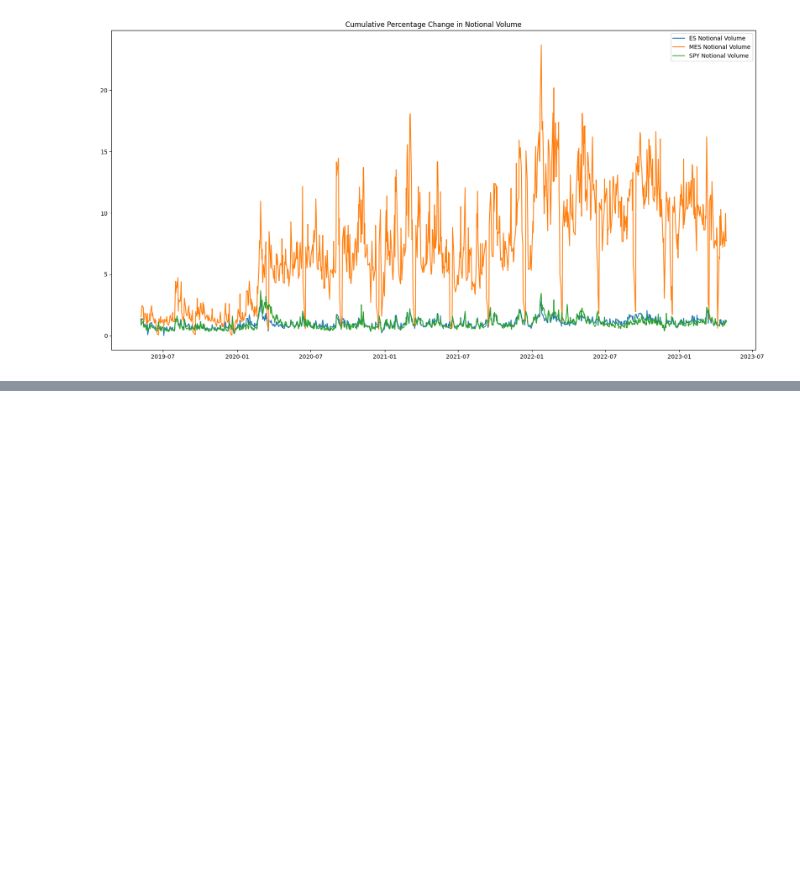
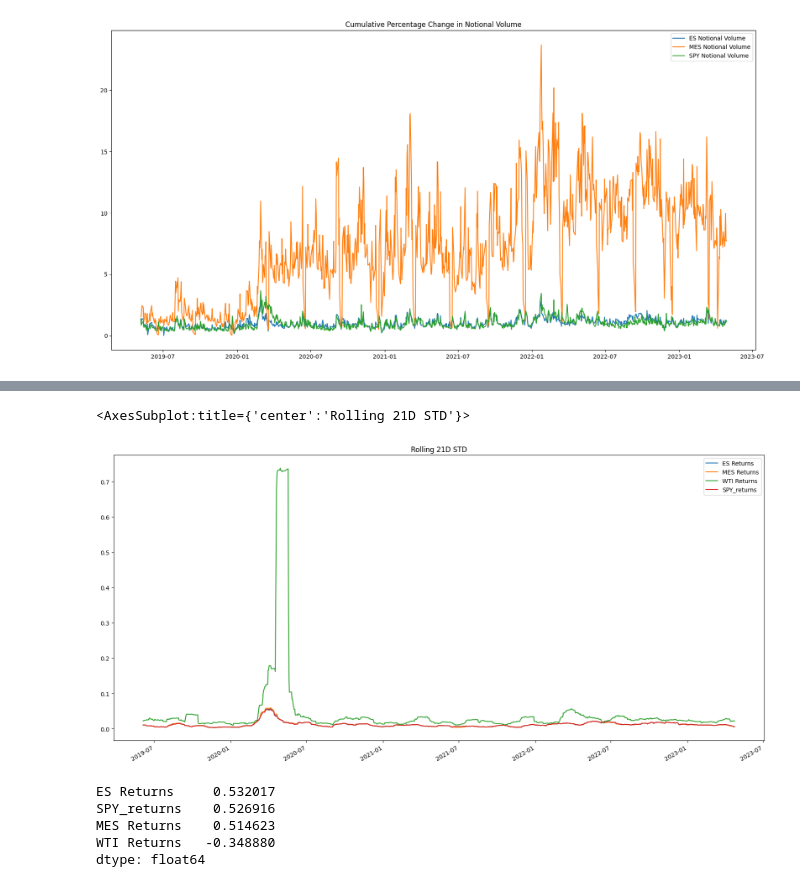
Before and after one commit to tingjun-yang/SP-Arbitrage, a Jupyter notebook: Updated_Combined.ipynb, the cells around one changed output, grey strips where cells are left out. Saved outputs shown, nothing was run; the diff lists cells and outputs as text; code cells hidden in the pictures; blank space fills up the shorter version.

```diff
--- a/Updated_Combined.ipynb
+++ b/Updated_Combined.ipynb
@@ -344,0 +355,14 @@ pct_chg_notional_traded_cumul.plot(figsize = (20,10), title = "Cumulative Percen
+# %%
+joined_returns.rolling(window=21).std().plot(figsize=(20,10), title = "Rolling 21D STD")
+# %% [output]
+<AxesSubplot:title={'center':'Rolling 21D STD'}>
+[figure, added]
+# %%
+sharpe_ratios = (joined_returns.mean() * 252) / (joined_returns.std() * np.sqrt(252))
+sharpe_ratios.sort_values(ascending=False)
+# %% [output]
+ES Returns     0.532017
+SPY_returns    0.526916
+MES Returns    0.514623
+WTI Returns   -0.348880
+dtype: float64
```
Also changed, not shown: parts of 11 cells of this notebook, 7 other files.
